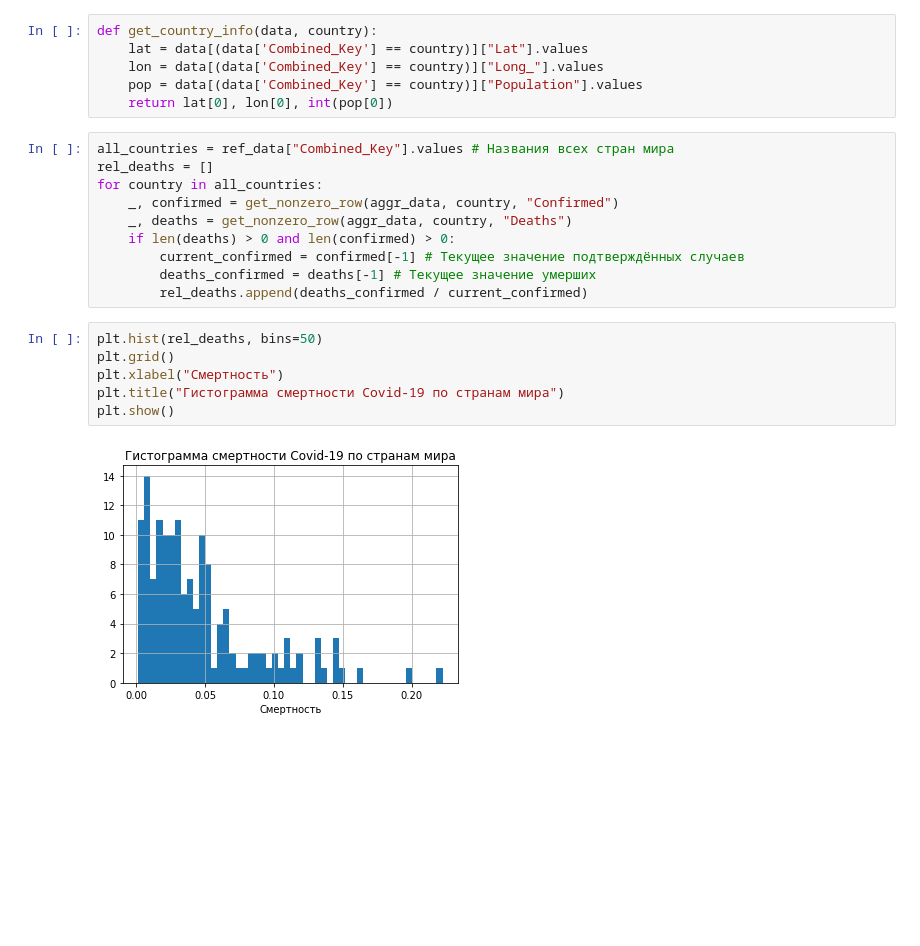
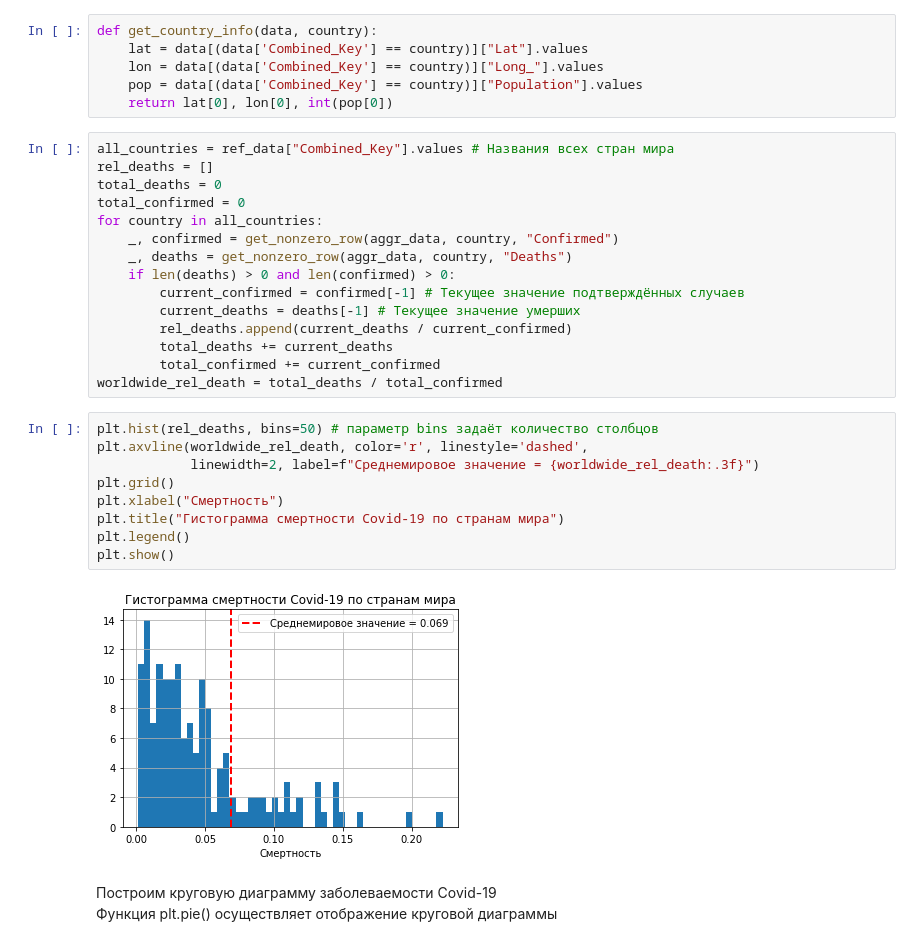
Before and after one commit to HapKoM/matplotlib_seminar, a Jupyter notebook: matplotlib.ipynb, the cells around one changed output. Saved outputs shown, nothing was run; the diff lists cells and outputs as text; blank space fills up the shorter version.

Commit message:
Добавлены круговые диаграммы

```diff
--- a/matplotlib.ipynb
+++ b/matplotlib.ipynb
@@ -162,18 +166,29 @@ def get_country_info(data, country):
 # %%
 all_countries = ref_data["Combined_Key"].values # Названия всех стран мира
 rel_deaths = []
+total_deaths = 0
+total_confirmed = 0
 for country in all_countries:
     _, confirmed = get_nonzero_row(aggr_data, country, "Confirmed")
     _, deaths = get_nonzero_row(aggr_data, country, "Deaths")
     if len(deaths) > 0 and len(confirmed) > 0:
         current_confirmed = confirmed[-1] # Текущее значение подтверждённых случаев
-        deaths_confirmed = deaths[-1] # Текущее значение умерших
-        rel_deaths.append(deaths_confirmed / current_confirmed)
+        current_deaths = deaths[-1] # Текущее значение умерших
+        rel_deaths.append(current_deaths / current_confirmed)
+        total_deaths += current_deaths
+        total_confirmed += current_confirmed
+worldwide_rel_death = total_deaths / total_confirmed
 # %%
-plt.hist(rel_deaths, bins=50)
+plt.hist(rel_deaths, bins=50) # параметр bins задаёт количество столбцов
+plt.axvline(worldwide_rel_death, color='r', linestyle='dashed',
+            linewidth=2, label=f"Среднемировое значение = {worldwide_rel_death:.3f}")
 plt.grid()
 plt.xlabel("Смертность")
 plt.title("Гистограмма смертности Covid-19 по странам мира")
+plt.legend()
 plt.show()
 # %% [output]
-[figure, old version]
+[figure, new version]
+# %% [markdown]
+Построим круговую диаграмму заболеваемости Covid-19\
+Функция plt.pie() осуществляет отображение круговой диаграммы
```
Also changed, not shown: parts of 6 cells of this notebook.
